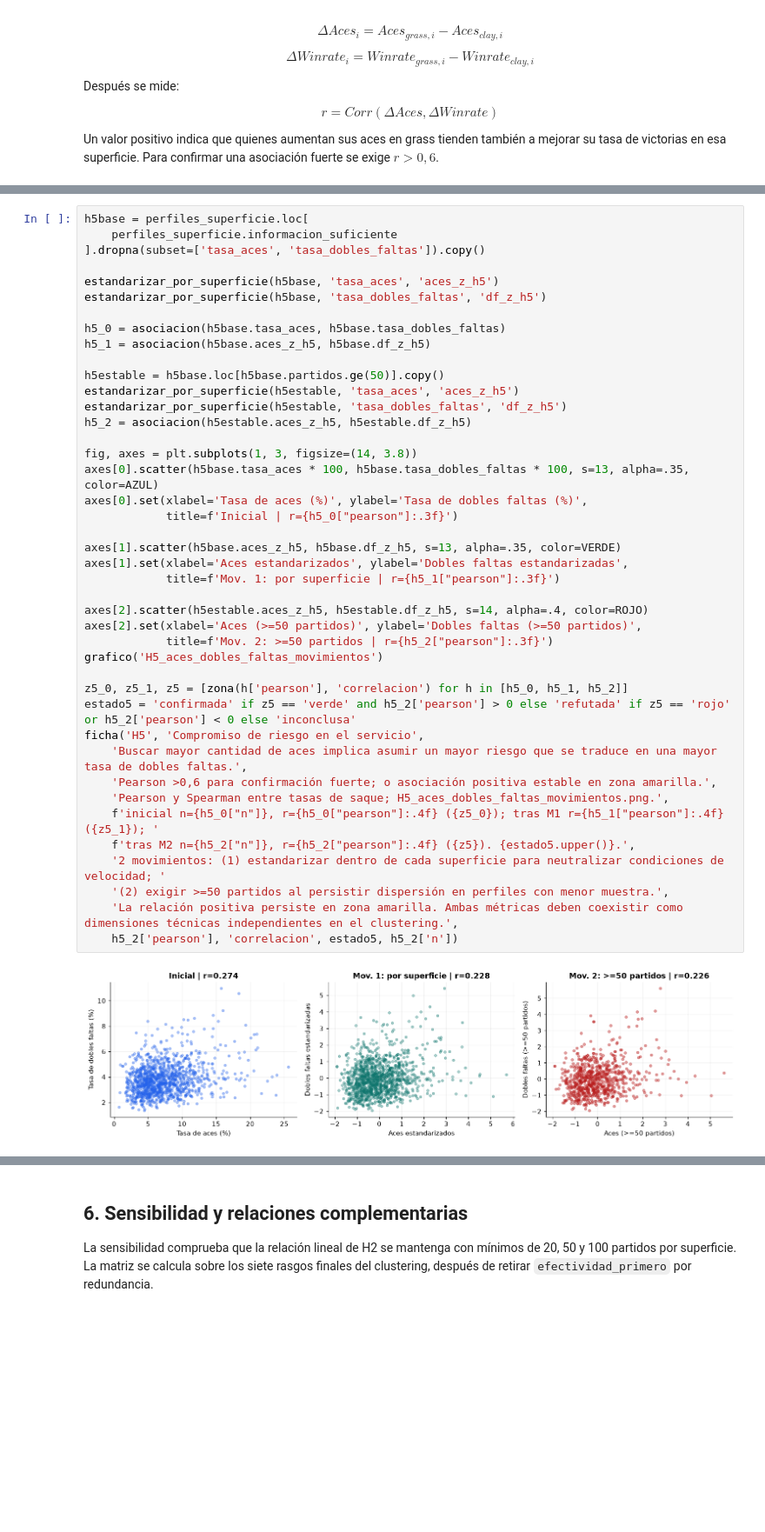
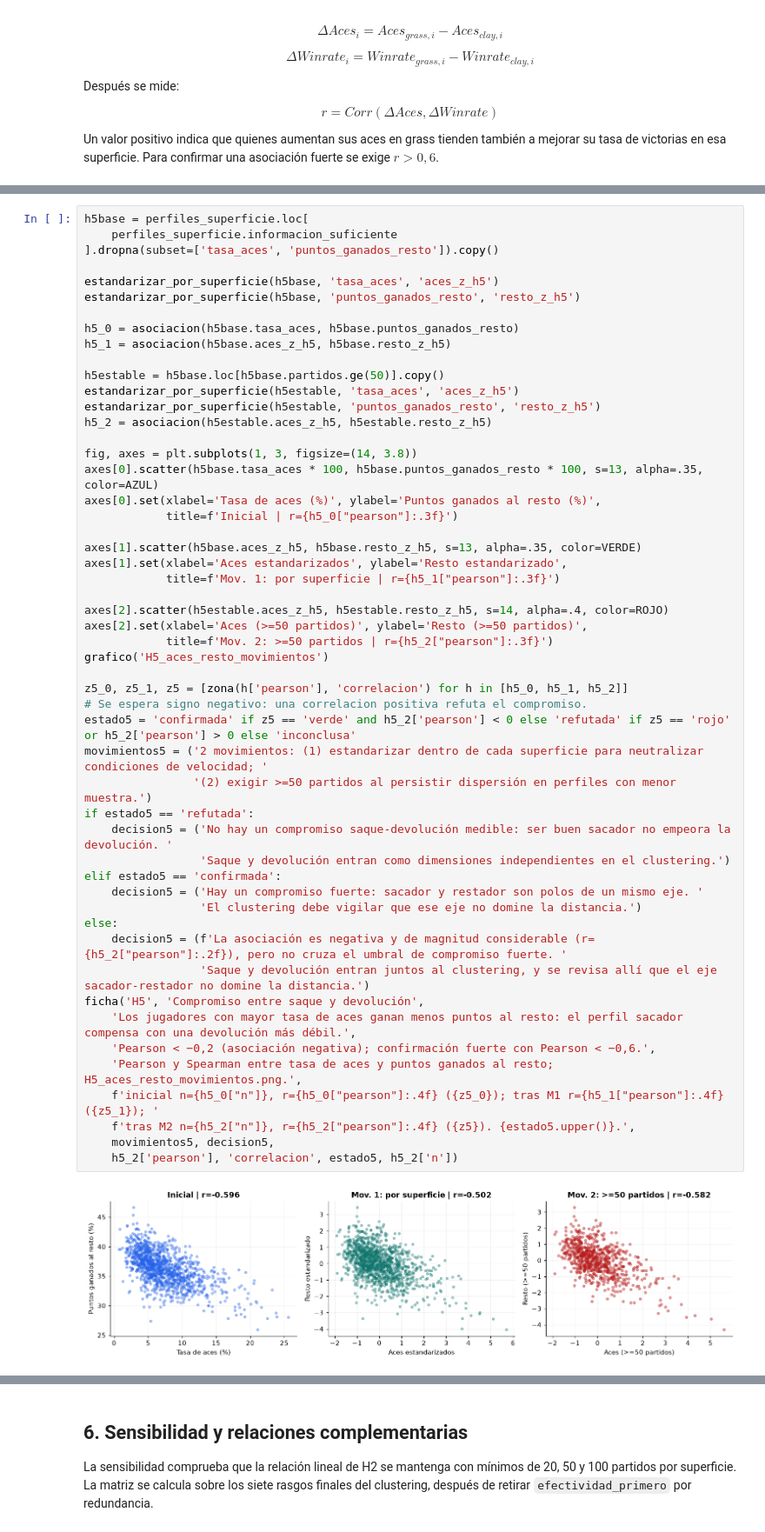
Before and after one commit to Rami195/ATP, a Jupyter notebook: entrega2/EDA_ATP_Entrega2.ipynb, the cells around one changed output, grey strips where cells are left out. Shown at 87% size. Saved outputs shown, nothing was run; the diff lists cells and outputs as text; blank space fills up the shorter version.

Commit message:
Entrega 3 y correciones de entrega 2

```diff
--- a/entrega2/EDA_ATP_Entrega2.ipynb
+++ b/entrega2/EDA_ATP_Entrega2.ipynb
@@ -1033,44 +1063,54 @@ cause la otra.
 # %%
 h5base = perfiles_superficie.loc[
     perfiles_superficie.informacion_suficiente
-].dropna(subset=['tasa_aces', 'tasa_dobles_faltas']).copy()
+].dropna(subset=['tasa_aces', 'puntos_ganados_resto']).copy()
 
 estandarizar_por_superficie(h5base, 'tasa_aces', 'aces_z_h5')
-estandarizar_por_superficie(h5base, 'tasa_dobles_faltas', 'df_z_h5')
+estandarizar_por_superficie(h5base, 'puntos_ganados_resto', 'resto_z_h5')
 
-h5_0 = asociacion(h5base.tasa_aces, h5base.tasa_dobles_faltas)
-h5_1 = asociacion(h5base.aces_z_h5, h5base.df_z_h5)
+h5_0 = asociacion(h5base.tasa_aces, h5base.puntos_ganados_resto)
+h5_1 = asociacion(h5base.aces_z_h5, h5base.resto_z_h5)
 
 h5estable = h5base.loc[h5base.partidos.ge(50)].copy()
 estandarizar_por_superficie(h5estable, 'tasa_aces', 'aces_z_h5')
-estandarizar_por_superficie(h5estable, 'tasa_dobles_faltas', 'df_z_h5')
-h5_2 = asociacion(h5estable.aces_z_h5, h5estable.df_z_h5)
+estandarizar_por_superficie(h5estable, 'puntos_ganados_resto', 'resto_z_h5')
+h5_2 = asociacion(h5estable.aces_z_h5, h5estable.resto_z_h5)
 
 fig, axes = plt.subplots(1, 3, figsize=(14, 3.8))
-axes[0].scatter(h5base.tasa_aces * 100, h5base.tasa_dobles_faltas * 100, s=13, alpha=.35, color=AZUL)
-axes[0].set(xlabel='Tasa de aces (%)', ylabel='Tasa de dobles faltas (%)',
+axes[0].scatter(h5base.tasa_aces * 100, h5base.puntos_ganados_resto * 100, s=13, alpha=.35, color=AZUL)
+axes[0].set(xlabel='Tasa de aces (%)', ylabel='Puntos ganados al resto (%)',
             title=f'Inicial | r={h5_0["pearson"]:.3f}')
 
-axes[1].scatter(h5base.aces_z_h5, h5base.df_z_h5, s=13, alpha=.35, color=VERDE)
-axes[1].set(xlabel='Aces estandarizados', ylabel='Dobles faltas estandarizadas',
+axes[1].scatter(h5base.aces_z_h5, h5base.resto_z_h5, s=13, alpha=.35, color=VERDE)
+axes[1].set(xlabel='Aces estandarizados', ylabel='Resto estandarizado',
             title=f'Mov. 1: por superficie | r={h5_1["pearson"]:.3f}')
 
-axes[2].scatter(h5estable.aces_z_h5, h5estable.df_z_h5, s=14, alpha=.4, color=ROJO)
-axes[2].set(xlabel='Aces (>=50 partidos)', ylabel='Dobles faltas (>=50 partidos)',
+axes[2].scatter(h5estable.aces_z_h5, h5estable.resto_z_h5, s=14, alpha=.4, color=ROJO)
+axes[2].set(xlabel='Aces (>=50 partidos)', ylabel='Resto (>=50 partidos)',
             title=f'Mov. 2: >=50 partidos | r={h5_2["pearson"]:.3f}')
-grafico('H5_aces_dobles_faltas_movimientos')
+grafico('H5_aces_resto_movimientos')
 
 z5_0, z5_1, z5 = [zona(h['pearson'], 'correlacion') for h in [h5_0, h5_1, h5_2]]
-estado5 = 'confirmada' if z5 == 'verde' and h5_2['pearson'] > 0 else 'refutada' if z5 == 'rojo' or h5_2['pearson'] < 0 else 'inconclusa'
-ficha('H5', 'Compromiso de riesgo en el servicio',
-    'Buscar mayor cantidad de aces implica asumir un mayor riesgo que se traduce en una mayor tasa de dobles faltas.',
-    'Pearson >0,6 para confirmación fuerte; o asociación positiva estable en zona amarilla.',
-    'Pearson y Spearman entre tasas de saque; H5_aces_dobles_faltas_movimientos.png.',
+# Se espera signo negativo: una correlacion positiva refuta el compromiso.
+estado5 = 'confirmada' if z5 == 'verde' and h5_2['pearson'] < 0 else 'refutada' if z5 == 'rojo' or h5_2['pearson'] > 0 else 'inconclusa'
+movimientos5 = ('2 movimientos: (1) estandarizar dentro de cada superficie para neutralizar condiciones de velocidad; '
+                '(2) exigir >=50 partidos al persistir dispersión en perfiles con menor muestra.')
+if estado5 == 'refutada':
+    decision5 = ('No hay un compromiso saque-devolución medible: ser buen sacador no empeora la devolución. '
+                 'Saque y devolución entran como dimensiones independientes en el clustering.')
+elif estado5 == 'confirmada':
+    decision5 = ('Hay un compromiso fuerte: sacador y restador son polos de un mismo eje. '
+                 'El clustering debe vigilar que ese eje no domine la distancia.')
+else:
+    decision5 = (f'La asociación es negativa y de magnitud considerable (r={h5_2["pearson"]:.2f}), pero no cruza el umbral de compromiso fuerte. '
+                 'Saque y devolución entran juntos al clustering, y se revisa allí que el eje sacador-restador no domine la distancia.')
+ficha('H5', 'Compromiso entre saque y devolución',
+    'Los jugadores con mayor tasa de aces ganan menos puntos al resto: el perfil sacador compensa con una devolución más débil.',
+    'Pearson < −0,2 (asociación negativa); confirmación fuerte con Pearson < −0,6.',
+    'Pearson y Spearman entre tasa de aces y puntos ganados al resto; H5_aces_resto_movimientos.png.',
     f'inicial n={h5_0["n"]}, r={h5_0["pearson"]:.4f} ({z5_0}); tras M1 r={h5_1["pearson"]:.4f} ({z5_1}); '
     f'tras M2 n={h5_2["n"]}, r={h5_2["pearson"]:.4f} ({z5}). {estado5.upper()}.',
-    '2 movimientos: (1) estandarizar dentro de cada superficie para neutralizar condiciones de velocidad; '
-    '(2) exigir >=50 partidos al persistir dispersión en perfiles con menor muestra.',
-    'La relación positiva persiste en zona amarilla. Ambas métricas deben coexistir como dimensiones técnicas independientes en el clustering.',
+    movimientos5, decision5,
     h5_2['pearson'], 'correlacion', estado5, h5_2['n'])
 # %% [output]
-[figure, old version]
+[figure, new version]
```
Also changed, not shown: parts of 10 cells of this notebook, 37 other files.
